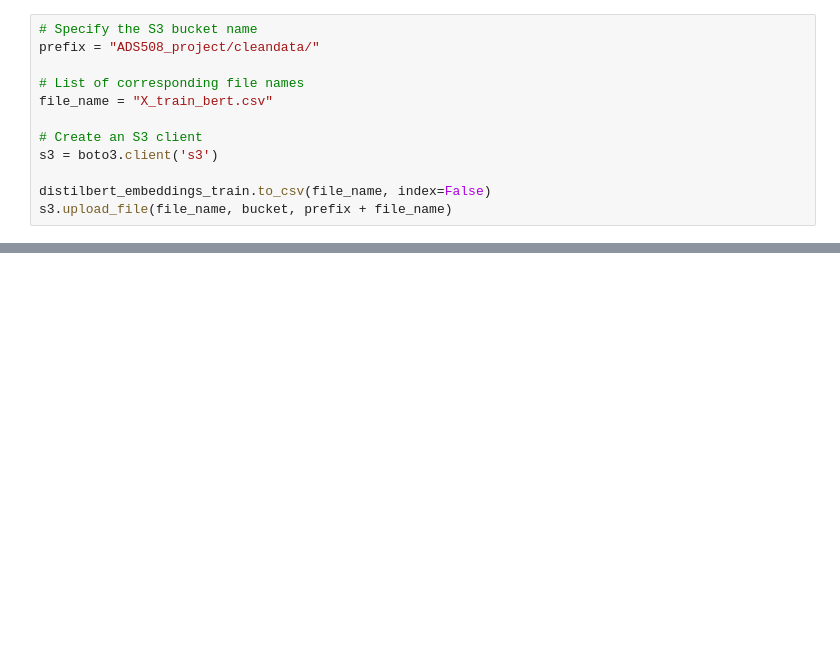
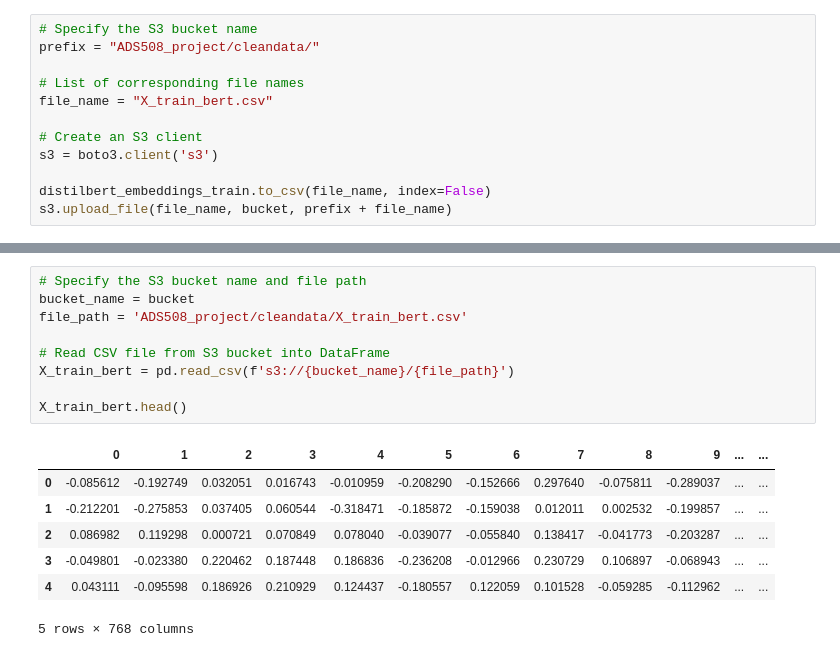
Before and after one commit to cfitzpatrick89/ADS508_GroupProject, a Jupyter notebook: Partition_Transform.ipynb, the cells around one changed output, grey strips where cells are left out. Drawn from its saved outputs; the diff is of its cells as text; blank space fills up the shorter version.

```diff
--- a/Partition_Transform.ipynb
+++ b/Partition_Transform.ipynb
@@ -131,0 +236,17 @@ s3.upload_file(file_name, bucket, prefix + file_name)
+# %%
+# Specify the S3 bucket name and file path
+bucket_name = bucket
+file_path = 'ADS508_project/cleandata/X_train_bert.csv'
+
+# Read CSV file from S3 bucket into DataFrame
+X_train_bert = pd.read_csv(f's3://{bucket_name}/{file_path}')
+
+X_train_bert.head()
+# %% [output]
+|  | 0 | 1 | 2 | 3 | 4 | 5 | 6 | 7 | 8 | 9 | ... | ... |
+| 0 | -0.085612 | -0.192749 | 0.032051 | 0.016743 | -0.010959 | -0.208290 | -0.152666 | 0.297640 | -0.075811 | -0.289037 | ... | ... |
+| 1 | -0.212201 | -0.275853 | 0.037405 | 0.060544 | -0.318471 | -0.185872 | -0.159038 | 0.012011 | 0.002532 | -0.199857 | ... | ... |
+| 2 | 0.086982 | 0.119298 | 0.000721 | 0.070849 | 0.078040 | -0.039077 | -0.055840 | 0.138417 | -0.041773 | -0.203287 | ... | ... |
+| 3 | -0.049801 | -0.023380 | 0.220462 | 0.187448 | 0.186836 | -0.236208 | -0.012966 | 0.230729 | 0.106897 | -0.068943 | ... | ... |
+| 4 | 0.043111 | -0.095598 | 0.186926 | 0.210929 | 0.124437 | -0.180557 | 0.122059 | 0.101528 | -0.059285 | -0.112962 | ... | ... |
+5 rows × 768 columns
```
Also changed, not shown: parts of 27 cells of this notebook, 1 other file.
